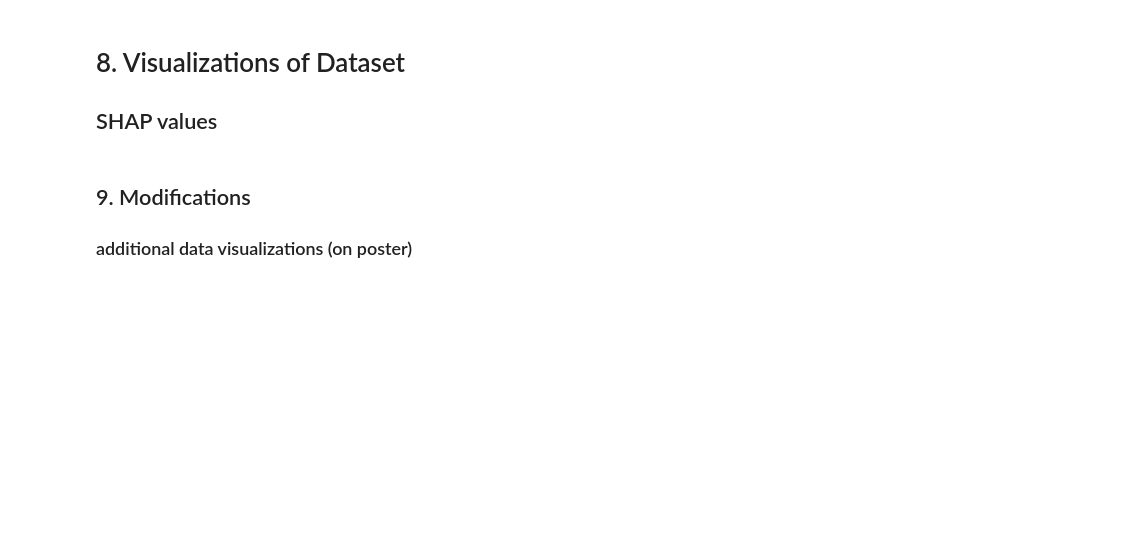
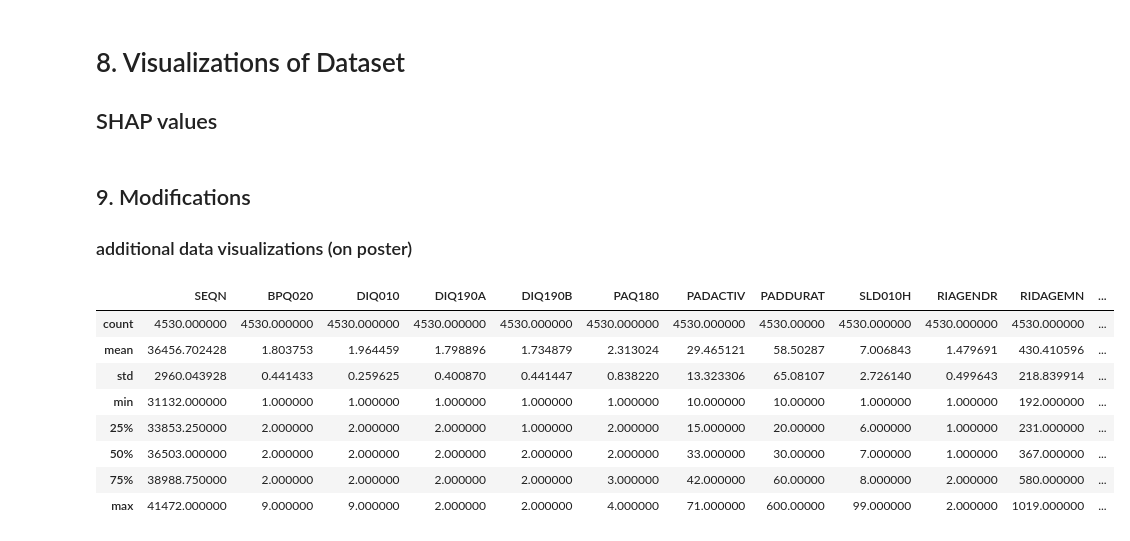
Before and after one commit to BK5102/FURI_Research-Project, a Jupyter notebook: final_analysis.ipynb, the cells around one changed output. Saved outputs shown, nothing was run; the diff lists cells and outputs as text; code cells hidden in the pictures; blank space fills up the shorter version.

```diff
--- a/final_analysis.ipynb
+++ b/final_analysis.ipynb
@@ -807,0 +812,12 @@ plt.show()
+# %%
+df.describe()
+# %% [output]
+|  | SEQN | BPQ020 | DIQ010 | DIQ190A | DIQ190B | PAQ180 | PADACTIV | PADDURAT | SLD010H | RIAGENDR | RIDAGEMN | ... |
+| count | 4530.000000 | 4530.000000 | 4530.000000 | 4530.000000 | 4530.000000 | 4530.000000 | 4530.000000 | 4530.00000 | 4530.000000 | 4530.000000 | 4530.000000 | ... |
+| mean | 36456.702428 | 1.803753 | 1.964459 | 1.798896 | 1.734879 | 2.313024 | 29.465121 | 58.50287 | 7.006843 | 1.479691 | 430.410596 | ... |
+| std | 2960.043928 | 0.441433 | 0.259625 | 0.400870 | 0.441447 | 0.838220 | 13.323306 | 65.08107 | 2.726140 | 0.499643 | 218.839914 | ... |
+| min | 31132.000000 | 1.000000 | 1.000000 | 1.000000 | 1.000000 | 1.000000 | 10.000000 | 10.00000 | 1.000000 | 1.000000 | 192.000000 | ... |
+| 25% | 33853.250000 | 2.000000 | 2.000000 | 2.000000 | 1.000000 | 2.000000 | 15.000000 | 20.00000 | 6.000000 | 1.000000 | 231.000000 | ... |
+| 50% | 36503.000000 | 2.000000 | 2.000000 | 2.000000 | 2.000000 | 2.000000 | 33.000000 | 30.00000 | 7.000000 | 1.000000 | 367.000000 | ... |
+| 75% | 38988.750000 | 2.000000 | 2.000000 | 2.000000 | 2.000000 | 3.000000 | 42.000000 | 60.00000 | 8.000000 | 2.000000 | 580.000000 | ... |
+| max | 41472.000000 | 9.000000 | 9.000000 | 2.000000 | 2.000000 | 4.000000 | 71.000000 | 600.00000 | 99.000000 | 2.000000 | 1019.000000 | ... |
```
Also changed, not shown: parts of 7 cells of this notebook, 1 other file.
